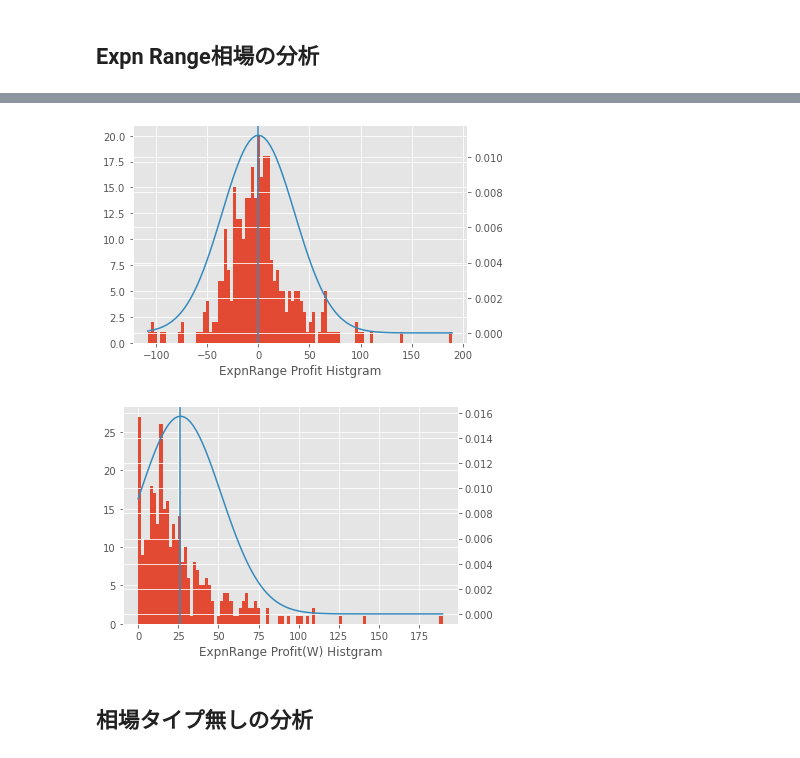
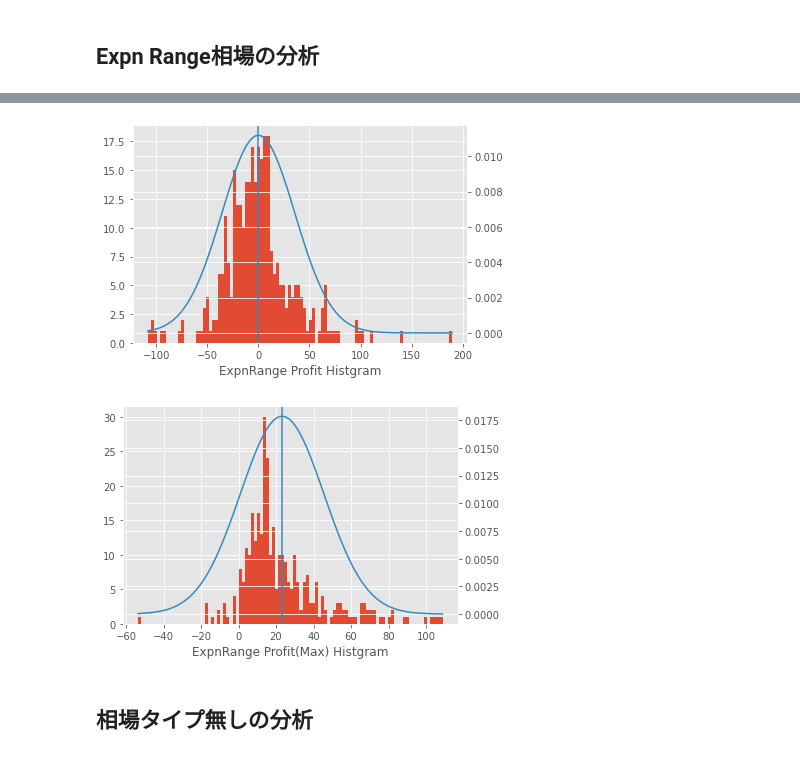
Before and after one commit to Jhosua-a/FXAnalysisData, a Jupyter notebook: MixBollinger.ipynb, the cells around one changed output, grey strips where cells are left out. Saved outputs shown, nothing was run; the diff lists cells and outputs as text; code cells hidden in the pictures.

```diff
--- a/MixBollinger.ipynb
+++ b/MixBollinger.ipynb
@@ -39,7 +39,7 @@ dtype: object
 # %% [markdown]
 ## 相場タイプの取得
 # %%
-EURUSD_type = pd.read_excel('D:/07相場情報/相場情報_EURUSD.xlsx', sheet_name="分析", header=1, usecols="B:D,N:Q")
+EURUSD_type = pd.read_excel('D:/07相場情報/相場情報_EURUSD.xlsx', sheet_name="分析", header=1, usecols="c:D,N:Q")
 # %%
 EURUSD_type.head()
 # %% [output]
@@ -397,6 +402,9 @@ plt.show()
 ## Expn Range相場の分析
 # %%
 DFAnalysdata_expnrange = DFAnalysdata.query('ExpnLineage == "expn range"')
+# %%
+#トレードがなかったデータを削除
+DFAnalysdata_expnrange = DFAnalysdata_expnrange.loc[DFAnalysdata_expnrange['NumTrade(Max)'] < 99999]
 # %%
 DFAnalysdata_expnrange.head()
 # %% [output]
@@ -440,30 +448,30 @@ plt.axvline(x=mu, ymin=0, ymax=1, color= 'C1')
 
 plt.show()
 # %% [output]
-[figure, old version]
+[figure, new version]
 # %%
 fig = plt.figure()
 plt.style.use('ggplot')
 
 ax = fig.add_subplot(111)
 ax2 = ax.twinx()
 
-ax.hist(DFAnalysdata_expnrange['Profit(W)'], bins=100, rwidth=1, )
-ax.set_xlabel('ExpnRange Profit(W) Histgram')
+ax.hist(DFAnalysdata_expnrange['Profit(Max)'], bins=100, rwidth=1, )
+ax.set_xlabel('ExpnRange Profit(Max) Histgram')
 
-mu, sigma = DFAnalysdata_expnrange['Profit(W)'].mean(), DFAnalysdata_expnrange['Profit(W)'].std()
+mu, sigma = DFAnalysdata_expnrange['Profit(Max)'].mean(), DFAnalysdata_expnrange['Profit(Max)'].std()
 
-x = np.linspace(DFAnalysdata_expnrange['Profit(W)'].min(),DFAnalysdata_expnrange['Profit(W)'].max(),100)
+x = np.linspace(DFAnalysdata_expnrange['Profit(Max)'].min(),DFAnalysdata_expnrange['Profit(Max)'].max(),100)
 y = 1 / (sigma * np.sqrt(2 * np.pi)) * np.exp(- (x - mu)**2 / (2 * sigma**2))
 
 ax2.plot(x,y, 'C1')
 
 muline = list(range(40))
 plt.axvline(x=mu, ymin=0, ymax=1, color= 'C1')
 
 plt.show()
 # %% [output]
-[figure, old version]
+[figure, new version]
 # %% [markdown]
 ## 相場タイプ無しの分析
 # %%
```
Also changed, not shown: parts of 16 cells of this notebook, 1 other file.
